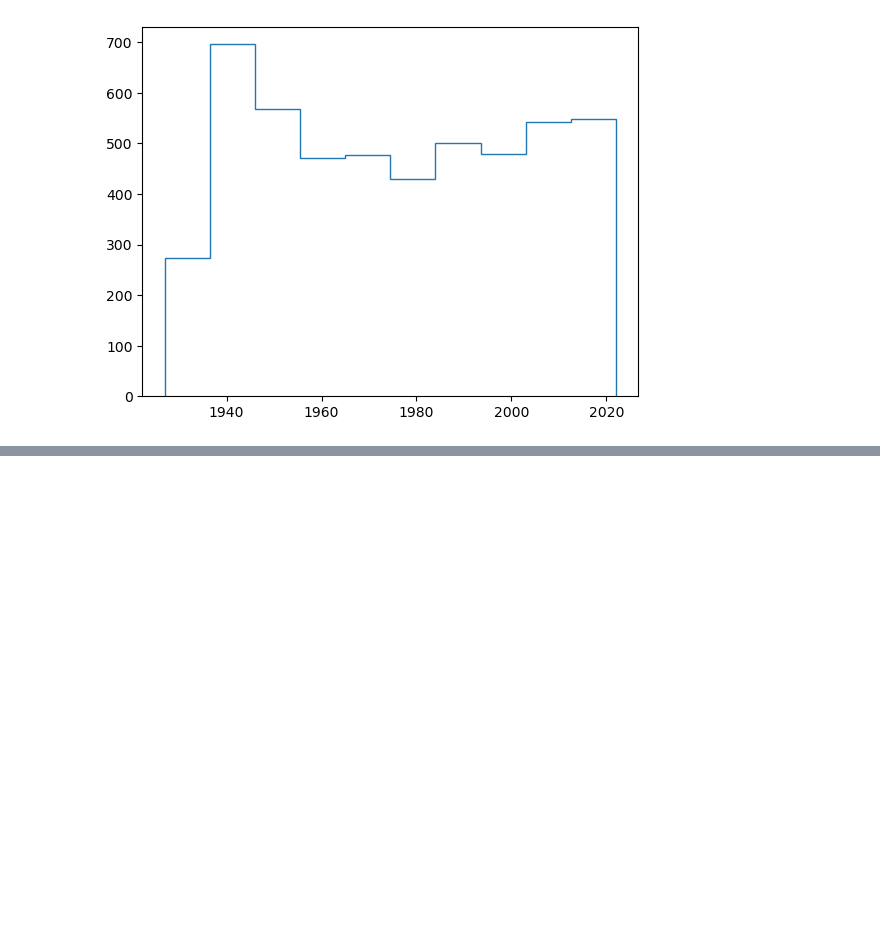
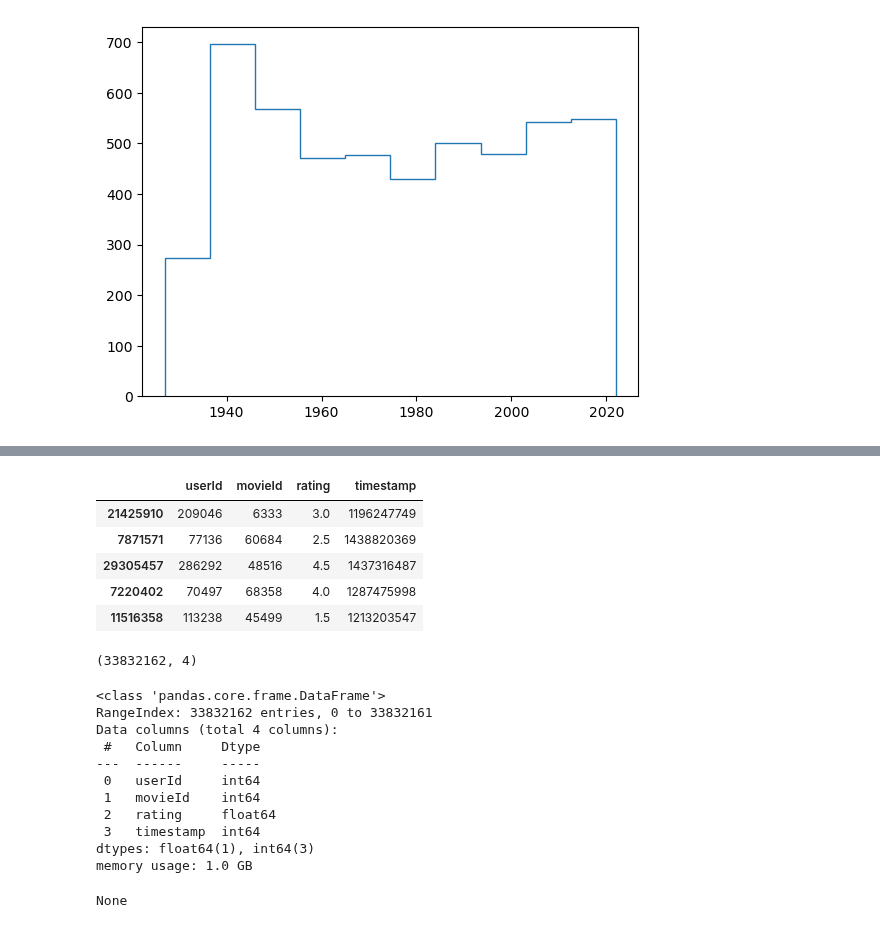
Before and after one commit to epfl-ada/ada-2023-project-thewestbobers, a Jupyter notebook: milestoneP3.ipynb, the cells around one changed output, grey strips where cells are left out. Cells and saved outputs as stored; diff of their text form; code cells hidden in the pictures; blank space fills up the shorter version.

```diff
--- a/milestoneP3.ipynb
+++ b/milestoneP3.ipynb
@@ -266,0 +304,27 @@ None
+# %%
+BIG_RATINGS_PATH = '/ml-latest/ratings.csv'
+# %%
+big_ratings = pd.read_csv(DATA_PATH+BIG_RATINGS_PATH)
+display(big_ratings.sample(5))
+display(big_ratings.shape)
+display(big_ratings.info())  # NEED TO INTEGRATE
+# %% [output]
+|  | userId | movieId | rating | timestamp |
+| 21425910 | 209046 | 6333 | 3.0 | 1196247749 |
+| 7871571 | 77136 | 60684 | 2.5 | 1438820369 |
+| 29305457 | 286292 | 48516 | 4.5 | 1437316487 |
+| 7220402 | 70497 | 68358 | 4.0 | 1287475998 |
+| 11516358 | 113238 | 45499 | 1.5 | 1213203547 |
+(33832162, 4)
+<class 'pandas.core.frame.DataFrame'>
+RangeIndex: 33832162 entries, 0 to 33832161
+Data columns (total 4 columns):
+ #   Column     Dtype
+---  ------     -----
+ 0   userId     int64
+ 1   movieId    int64
+ 2   rating     float64
+ 3   timestamp  int64
+dtypes: float64(1), int64(3)
+memory usage: 1.0 GB
+None
```
Also changed, not shown: parts of 7 cells of this notebook.
